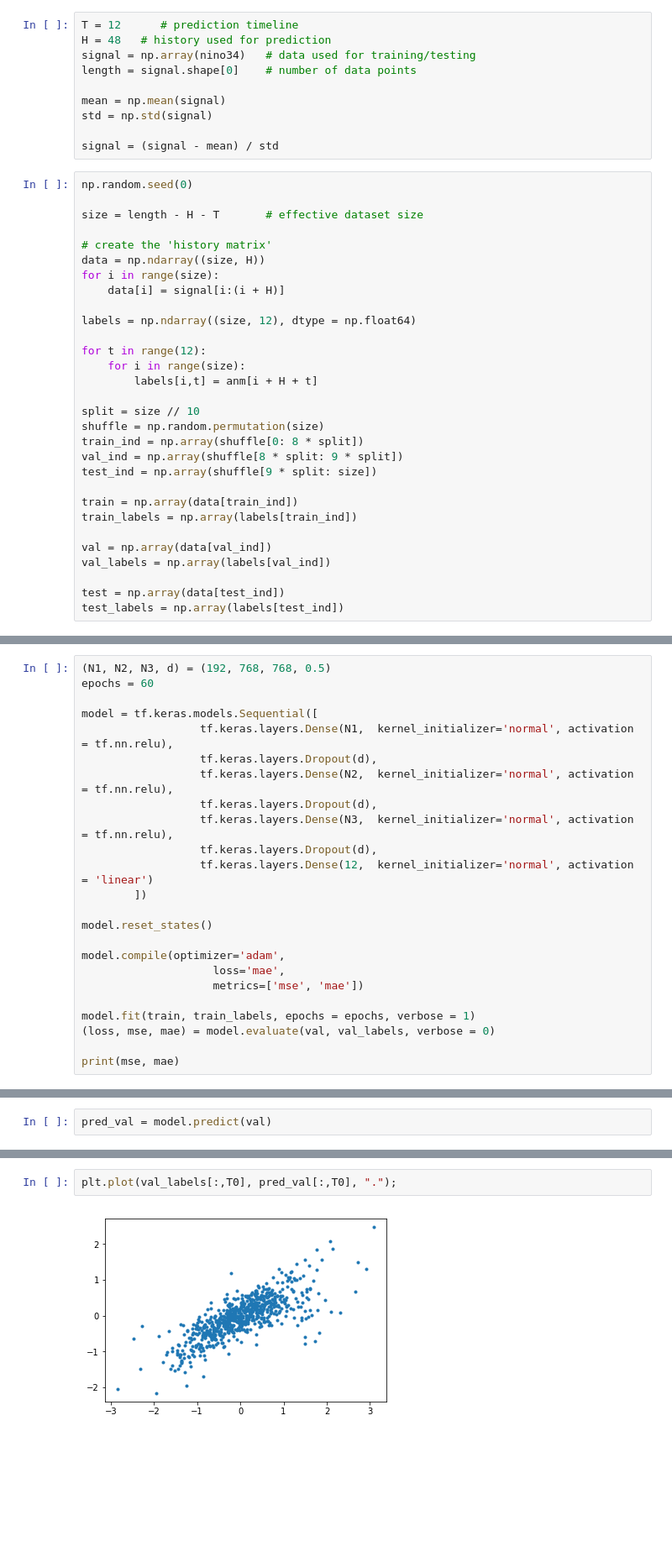
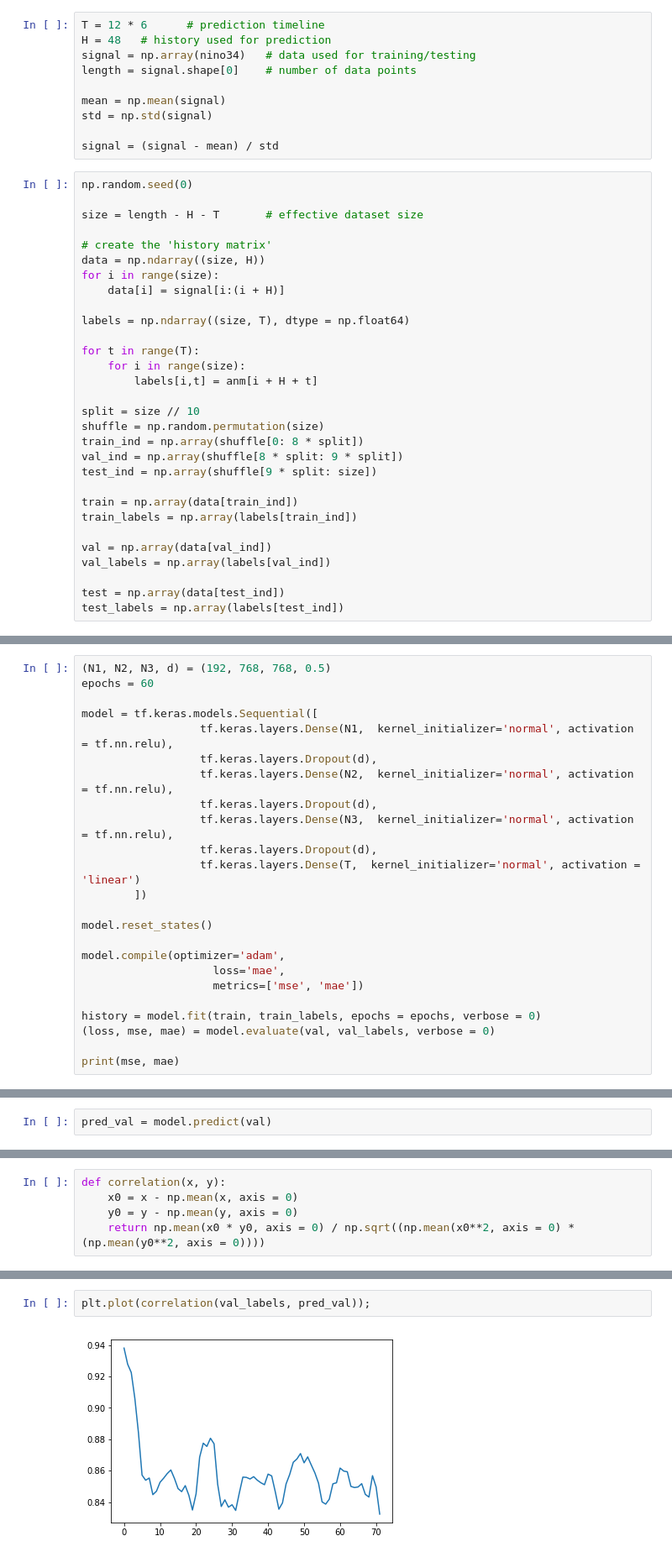
Before and after one commit to paula-gradu/El-Nino, a Jupyter notebook: Time Series Prediction Multiple T.ipynb, the cells around one changed output, grey strips where cells are left out. Shown: that part at 84% size. Drawn from its saved outputs; the diff is of its cells as text; blank space fills up the shorter version.

```diff
--- a/Time Series Prediction Multiple T.ipynb
+++ b/Time Series Prediction Multiple T.ipynb
@@ -60,7 +60,7 @@ oanm = ONI(anm)
 # %% [markdown]
 # Data Preparation
 # %%
-T = 12      # prediction timeline
+T = 12 * 6      # prediction timeline
 H = 48   # history used for prediction
 signal = np.array(nino34)   # data used for training/testing
 length = signal.shape[0]    # number of data points
@@ -79,9 +79,9 @@ data = np.ndarray((size, H))
 for i in range(size):
     data[i] = signal[i:(i + H)]
 
-labels = np.ndarray((size, 12), dtype = np.float64)
+labels = np.ndarray((size, T), dtype = np.float64)
 
-for t in range(12):
+for t in range(T):
     for i in range(size):
         labels[i,t] = anm[i + H + t]
 
@@ -116,7 +116,7 @@ model = tf.keras.models.Sequential([
                   tf.keras.layers.Dropout(d),
                   tf.keras.layers.Dense(N3,  kernel_initializer='normal', activation = tf.nn.relu),
                   tf.keras.layers.Dropout(d),
-                  tf.keras.layers.Dense(12,  kernel_initializer='normal', activation = 'linear')
+                  tf.keras.layers.Dense(T,  kernel_initializer='normal', activation = 'linear')
         ])
 
 model.reset_states()
@@ -125,7 +125,7 @@ model.compile(optimizer='adam',
                     loss='mae',
                     metrics=['mse', 'mae'])
 
-model.fit(train, train_labels, epochs = epochs, verbose = 1)
+history = model.fit(train, train_labels, epochs = epochs, verbose = 0)
 (loss, mse, mae) = model.evaluate(val, val_labels, verbose = 0)
 
 print(mse, mae)
@@ -168,0 +163,5 @@ plt.colorbar();
+# %%
+def correlation(x, y):
+    x0 = x - np.mean(x, axis = 0)
+    y0 = y - np.mean(y, axis = 0)
+    return np.mean(x0 * y0, axis = 0) / np.sqrt((np.mean(x0**2, axis = 0) * (np.mean(y0**2, axis = 0))))
@@ -169,4 +189,4 @@ plt.colorbar();
 # %%
-plt.plot(val_labels[:,T0], pred_val[:,T0], ".");
+plt.plot(correlation(val_labels, pred_val));
 # %% [output]
-[figure, old version]
+[figure, new version]
```
Also changed, not shown: parts of 12 cells of this notebook, 1 other file.
